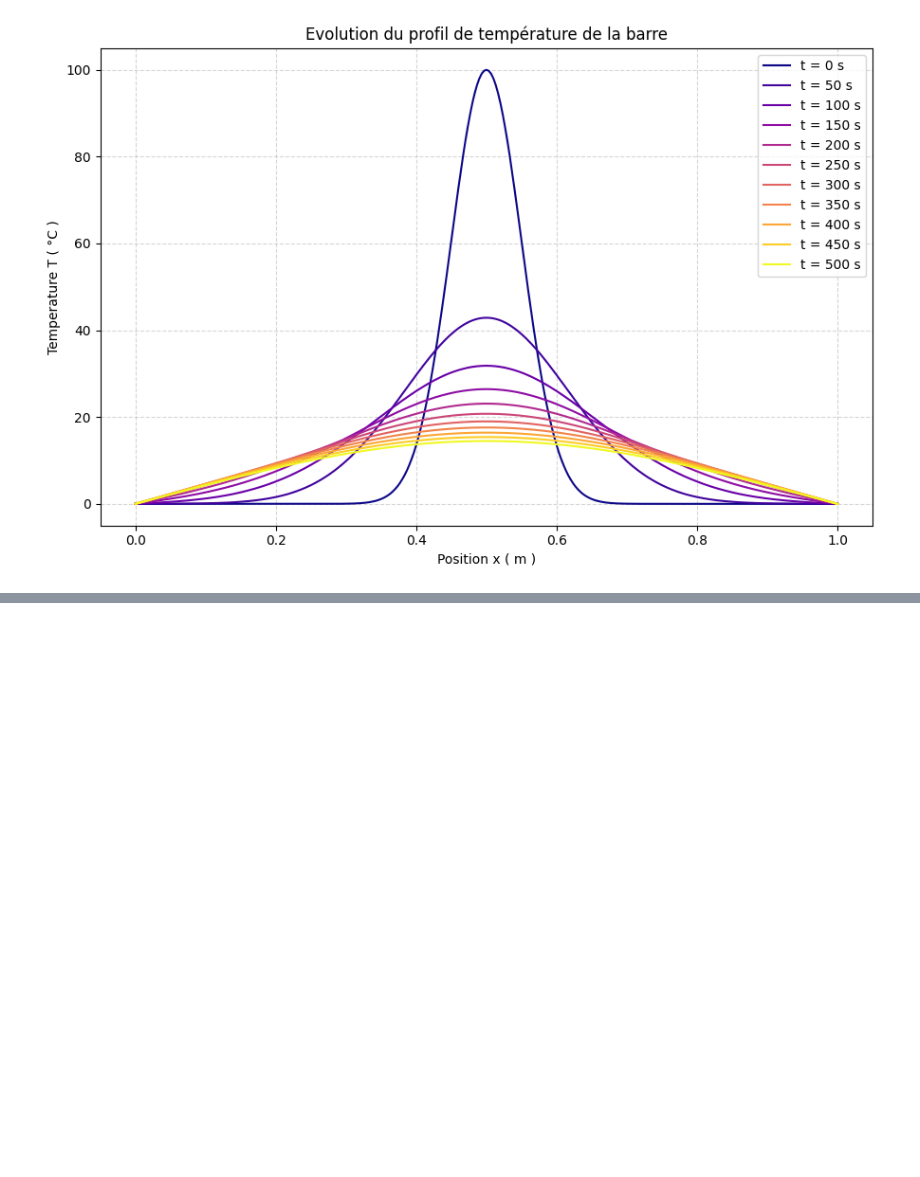
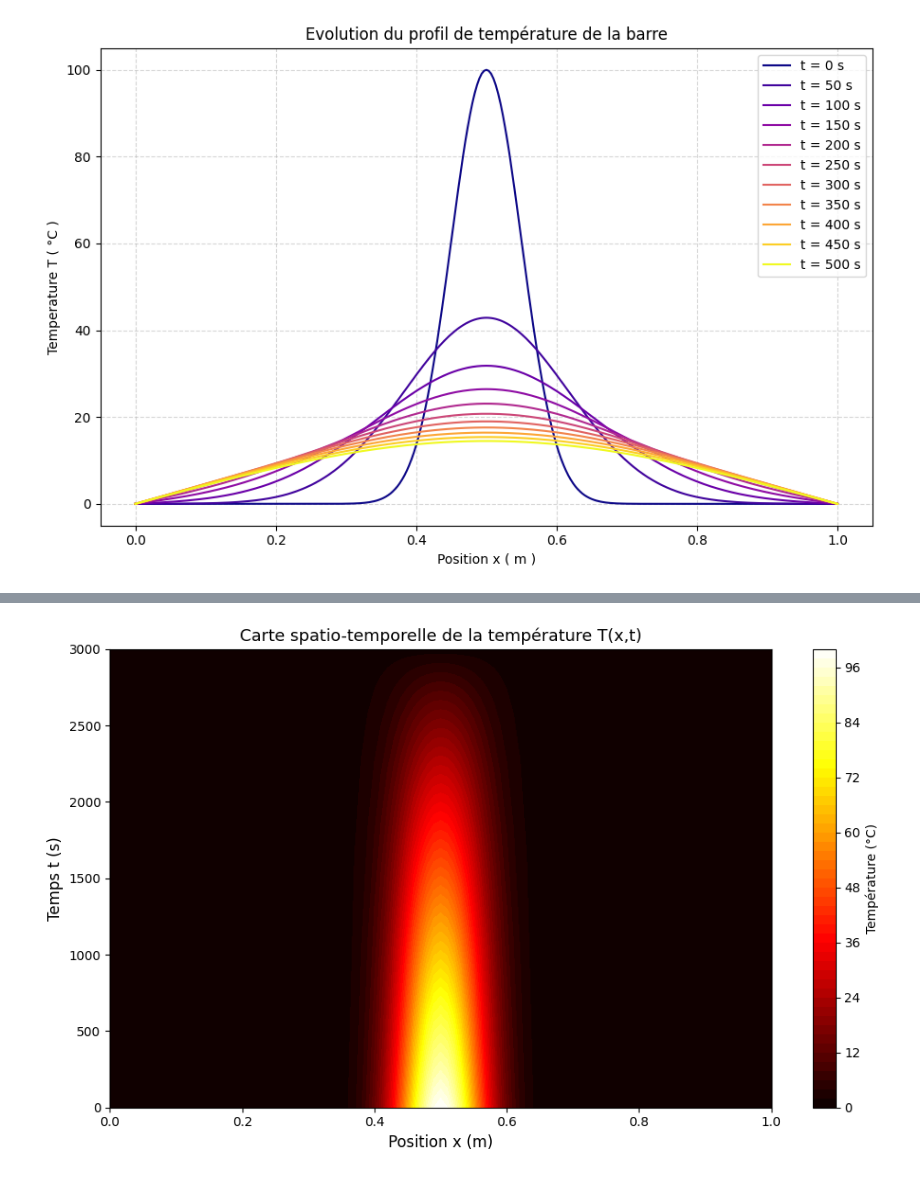
Before and after one commit to Amipha/outils-num, a Jupyter notebook: chaleur.ipynb, the cells around one changed output, grey strips where cells are left out. Saved outputs shown, nothing was run; the diff lists cells and outputs as text; code cells hidden in the pictures; blank space fills up the shorter version.

```diff
--- a/chaleur.ipynb
+++ b/chaleur.ipynb
@@ -193,0 +219,22 @@ TypeError: Tracer_T_x() missing 2 required positional arguments: 't' and 'T'
+# %%
+def f_init_gauss(x):
+    sigma= 0.05
+    T_max= 100
+    L = x[-1]
+    return T_max* np.exp(-((x - L/2)**2)/(2*sigma**2))
+
+x, t_map, T_map = simulation_chaleur_vect_f(L, alpha, N=100, r=0.4,t_fin=3000,T_gauche=0, T_droite=0, f_init=f_init_gauss,save_step_frac=1)
+
+# --- Heatmap ---
+fig, ax = plt.subplots(figsize=(10, 6))
+
+c = ax.contourf(x, t_map, T_map, levels=50, cmap='hot')
+fig.colorbar(c, ax=ax, label='Température (°C)')
+
+ax.set_xlabel('Position x (m)', fontsize=12)
+ax.set_ylabel('Temps t (s)', fontsize=12)
+ax.set_title("Carte spatio-temporelle de la température T(x,t)", fontsize=13)
+plt.tight_layout()
+plt.show()
+# %% [output]
+[figure, added]
```
Also changed, not shown: parts of 3 cells of this notebook, 2 other files.
